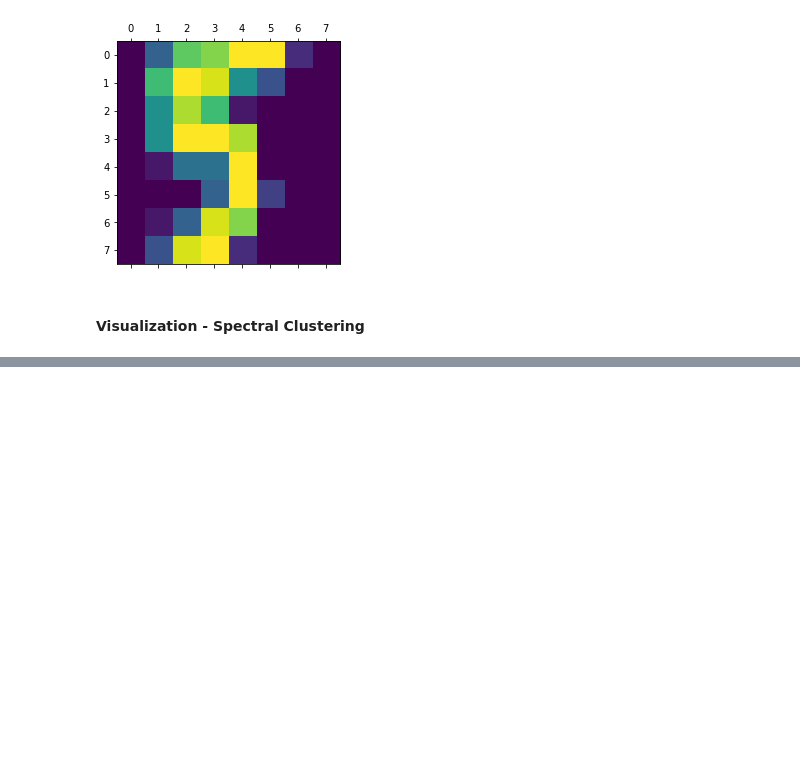
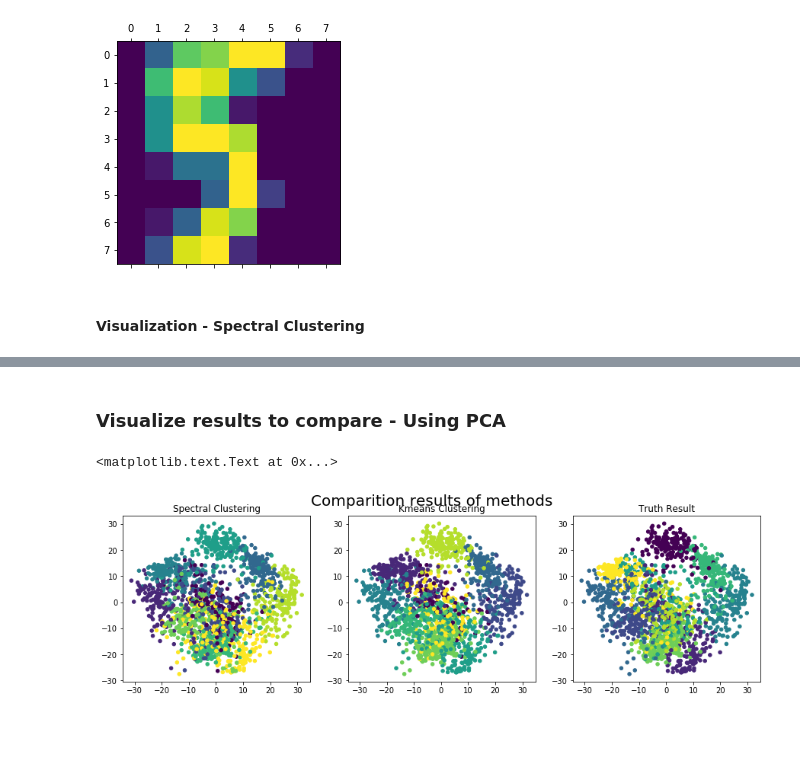
Before and after one commit to tranquoclongt1/ML, a Jupyter notebook: Bai tap 2.ipynb, the cells around one changed output, grey strips where cells are left out. Cells and saved outputs as stored; diff of their text form; code cells hidden in the pictures; blank space fills up the shorter version.

```diff
--- a/Bai tap 2.ipynb
+++ b/Bai tap 2.ipynb
@@ -131,0 +132,22 @@ plt.show()
+# %% [markdown]
+### Visualize results to compare - Using PCA
+# %%
+fig = plt.figure(figsize=(15,4))
+fig.suptitle('Comparition results of methods', fontsize=20)
+
+ax = fig.add_subplot(1,3,1)
+plt.scatter(digitData_to_2D[:,0], digitData_to_2D[:,1],  c= label_spectral, s=20)
+ax.set_title('Spectral Clustering')
+
+ax = fig.add_subplot(1,3,2)
+plt.scatter(digitData_to_2D[:,0], digitData_to_2D[:,1],  c= labels_kmeans, s=20)
+ax.set_title('Kmeans Clustering')
+
+ax = fig.add_subplot(1,3,3)
+plt.scatter(digitData_to_2D[:,0], digitData_to_2D[:,1],  c= digits.target, s=20)
+ax.set_title('Truth Result')
+# %% [output]
+<matplotlib.text.Text at 0x...>
+[figure, added]
+# %% [markdown]
+###
```
Also changed, not shown: parts of 12 cells of this notebook.
